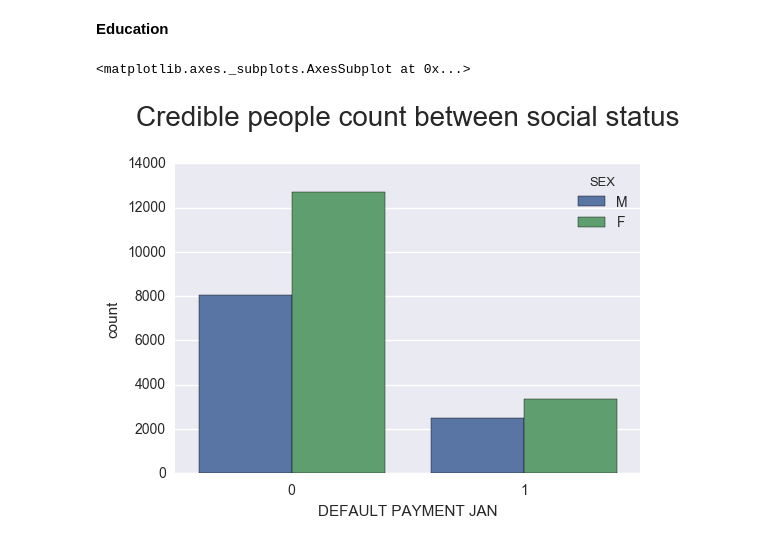
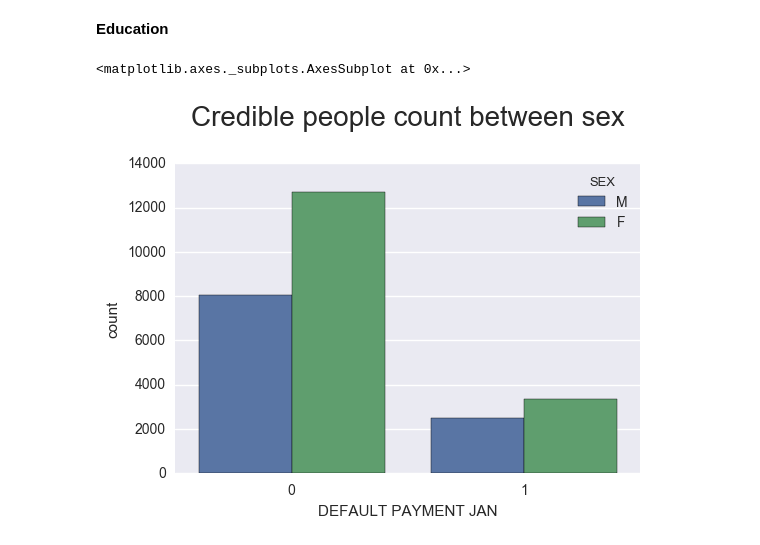
Before and after one commit to pietrodimarco91/Machine-Learning-Project-Loan-Default-Prediction, a Jupyter notebook: DataExplorationCarmen.ipynb, the cells around one changed output. Cells and saved outputs as stored; diff of their text form; code cells hidden in the pictures.

```diff
--- a/DataExplorationCarmen.ipynb
+++ b/DataExplorationCarmen.ipynb
@@ -100,8 +106,8 @@ The number of single and married people between insolvent people is almost the s
 # %% [markdown]
 __Education__
 # %%
-plt.title('Credible people count between social status', size=20, y=1.1)
+plt.title('Credible people count between sex', size=20, y=1.1)
 sns.countplot(x = 'DEFAULT PAYMENT JAN', hue='SEX', data=train)
 # %% [output]
 <matplotlib.axes._subplots.AxesSubplot at 0x...>
-[figure, old version]
+[figure, new version]
```
Also changed, not shown: parts of 6 cells of this notebook.
